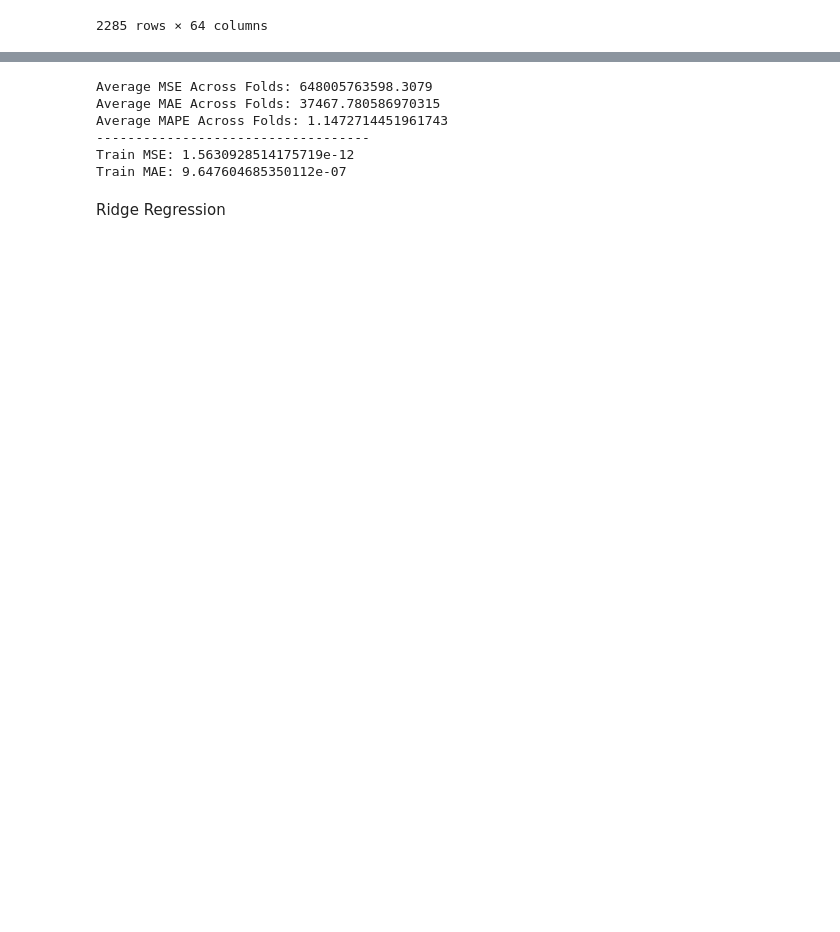
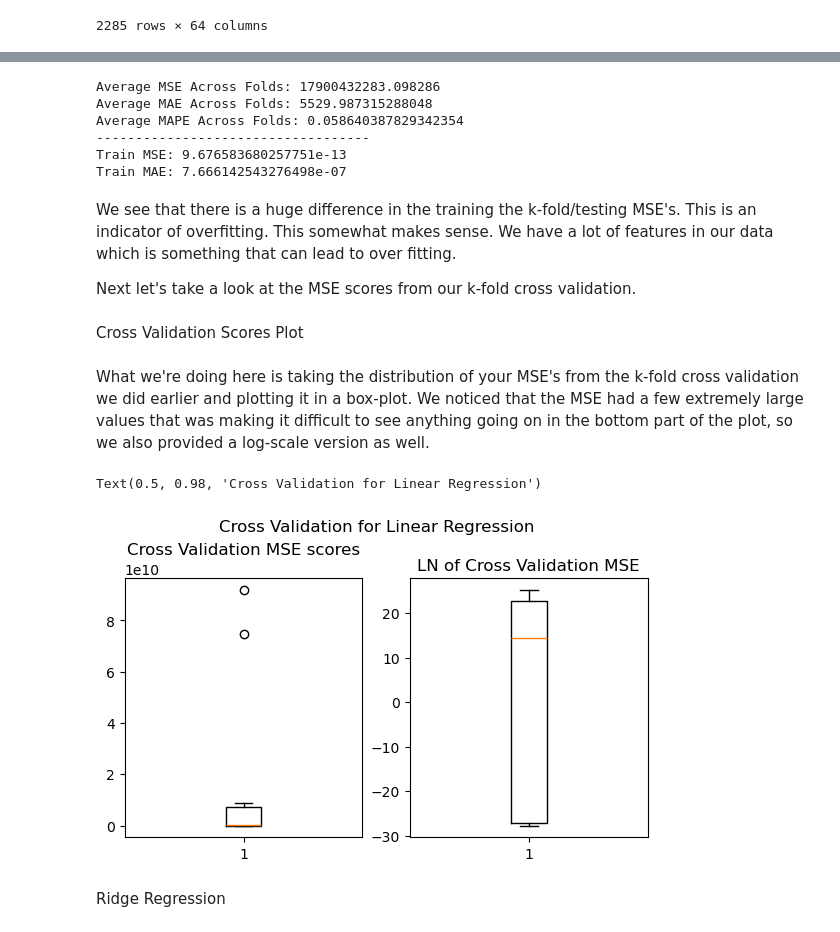
Before and after one commit to cmsc320-gautham-evan-arjun/cmsc320-gautham-evan-arjun.github.io, a Jupyter notebook: finaltutorial.ipynb, the cells around one changed output, grey strips where cells are left out. Cells and saved outputs as stored; diff of their text form; code cells hidden in the pictures; blank space fills up the shorter version.

```diff
--- a/finaltutorial.ipynb
+++ b/finaltutorial.ipynb
@@ -801,6 +798,9 @@ for train_indices, test_indices in kf.split(X):
     mae_values.append(mae)
     mape_values.append(mape)
 
+    lr_y_pred = y_pred
+    lr_resid = y_pred - y_test
+
 average_mse = np.mean(mse_values)
 average_mae = np.mean(mae_values)
 average_mape = np.mean(mape_values)
@@ -822,11 +822,50 @@ print("Train MSE: " + str(train_mse))
 train_mae = mean_absolute_error(train_y, train_y_pred)
 print("Train MAE: " + str(train_mae))
 # %% [output]
-Average MSE Across Folds: 648005763598.3079
-Average MAE Across Folds: 37467.780586970315
-Average MAPE Across Folds: 1.1472714451961743
+Average MSE Across Folds: 17900432283.098286
+Average MAE Across Folds: 5529.987315288048
+Average MAPE Across Folds: 0.058640387829342354
 -----------------------------------
-Train MSE: 1.5630928514175719e-12
-Train MAE: 9.647604685350112e-07
+Train MSE: 9.676583680257751e-13
+Train MAE: 7.666142543276498e-07
+# %% [markdown]
+We see that there is a huge difference in the training the k-fold/testing MSE's. This is an indicator of overfitting. This somewhat makes sense. We have a lot of features in our data which is something that can lead to over fitting.
+
+Next let's take a look at the MSE scores from our k-fold cross validation.
+# %% [markdown]
+Cross Validation Scores Plot
+# %% [markdown]
+What we're doing here is taking the distribution of your MSE's from the k-fold cross validation we did earlier and plotting it in a box-plot. We noticed that the MSE had a few extremely large values that was making it difficult to see anything going on in the bottom part of the plot, so we also provided a log-scale version as well.
+# %%
+# mse_scores = cross_val_score(lin_reg, X_train, y_train_scaled, scoring = "neg_mean_squared_error", cv = 10)
+# mse_scores = -mse_scores
+fig, axs = plt.subplots(ncols=2, nrows=1, figsize=(5.5, 3.5), layout="constrained")
+
+
+axs[0].boxplot(mse_values, vert = "False")
+axs[0].set_title("Cross Validation MSE scores")
+
+# print(len(mse_scores))
+# print(mse_scores)
+# plt.figure(figsize=(10,6))
+#plt.boxplot(mse_values ,vert = "False")
+# plt.xlabel('MSE')
+# plt.title("Cross Validation MSE scores")
+# plt.show()
+
+
+ln_mse_values = np.log(mse_values)
+axs[1].boxplot(ln_mse_values, vert = "False")
+axs[1].set_title("LN of Cross Validation MSE")
+# print(len(mse_scores))
+# print(mse_scores)
+# plt.figure(figsize=(10,6))
+# plt.boxplot(mse_scores ,vert = "False")
+# plt.xlabel('MSE')
+# plt.show()
+plt.suptitle("Cross Validation for Linear Regression")
+# %% [output]
+Text(0.5, 0.98, 'Cross Validation for Linear Regression')
+[figure, added]
 # %% [markdown]
 Ridge Regression
```
Also changed, not shown: parts of 56 cells of this notebook, 1 other file.
